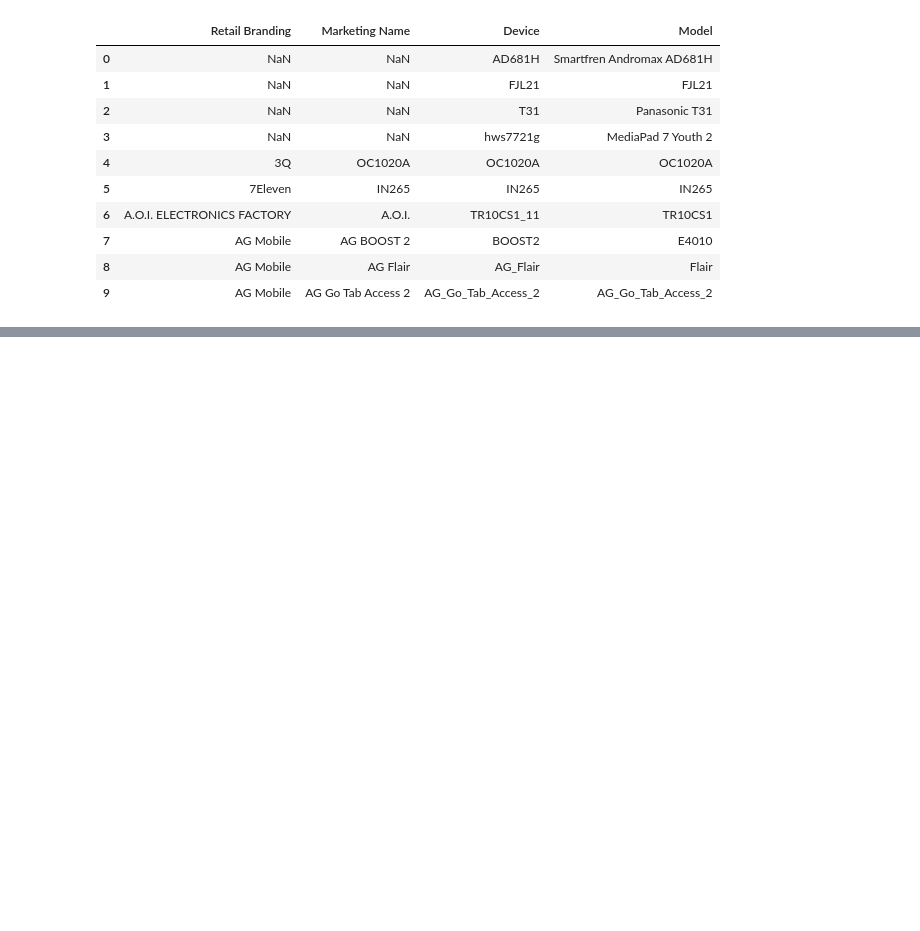
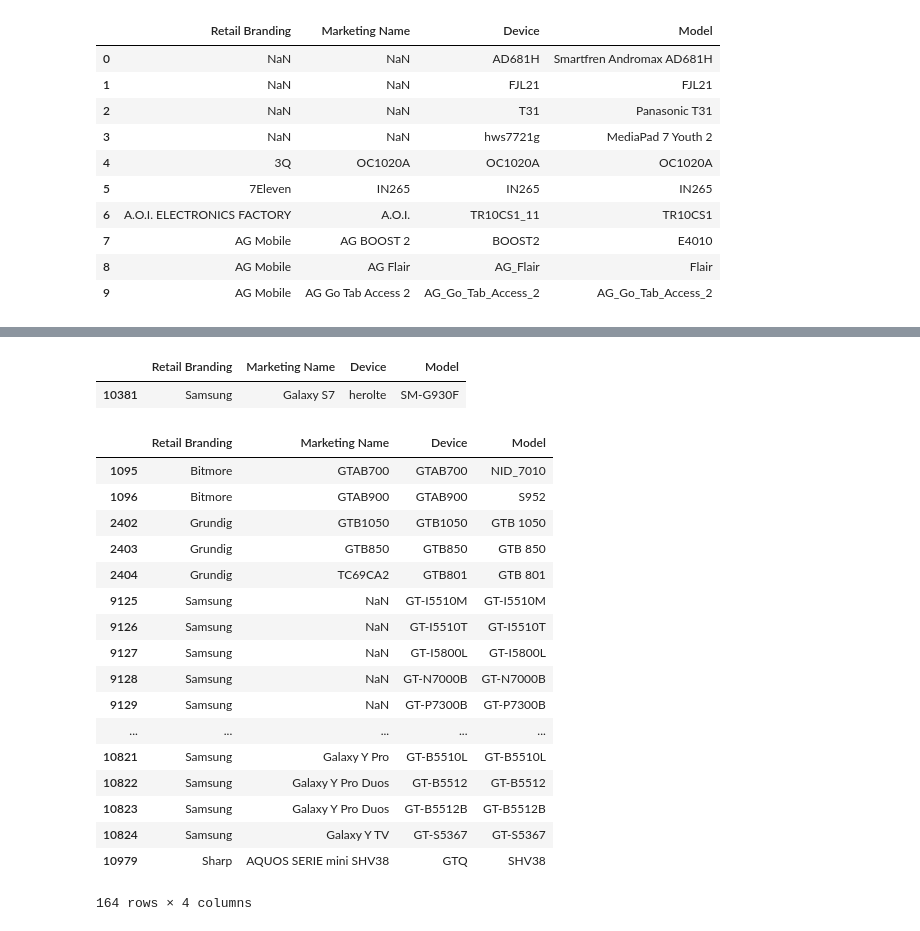
Before and after one commit to shanealynn/Pandas-Merge-Tutorial, a Jupyter notebook: Pandas Merge Tutorial.ipynb, the cells around one changed output, grey strips where cells are left out. Saved outputs shown, nothing was run; the diff lists cells and outputs as text; code cells hidden in the pictures; blank space fills up the shorter version.

Commit message:
Adding final statistics and multi name merge parts

```diff
--- a/Pandas Merge Tutorial.ipynb
+++ b/Pandas Merge Tutorial.ipynb
@@ -9,6 +9,7 @@ import pandas as pd
 user_usage = pd.read_csv("user_usage.csv")
 user_device = pd.read_csv("user_device.csv")
 devices = pd.read_csv("android_devices.csv")
+devices.rename(columns={"Retail Branding": "manufacturer"}, inplace=True)
 # %%
 user_usage.head()
 # %% [output]
@@ -43,0 +164,16 @@ devices.head(10)
+# %%
+# First, add the platform and device to the user usage.
+result = pd.merge(user_usage,
+                 user_device[['use_id', 'platform', 'device']],
+                 on='use_id',
+                 how='left')
+
+# Now, based on the "device" column in result, match the "Model" column in devices.
+devices.rename(columns={"Retail Branding": "manufacturer"}, inplace=True)
+result = pd.merge(result,
+                  devices[['manufacturer', 'Model']],
+                  left_on='device',
+                  right_on='Model',
+                  how='left')
+
+result.head()
@@ -43,0 +187,26 @@ devices.head(10)
+# %%
+devices[devices.Model == 'SM-G930F']
+# %% [output]
+|  | Retail Branding | Marketing Name | Device | Model |
+| 10381 | Samsung | Galaxy S7 | herolte | SM-G930F |
+# %%
+devices[devices.Device.str.startswith('GT')]
+# %% [output]
+|  | Retail Branding | Marketing Name | Device | Model |
+| 1095 | Bitmore | GTAB700 | GTAB700 | NID_7010 |
+| 1096 | Bitmore | GTAB900 | GTAB900 | S952 |
+| 2402 | Grundig | GTB1050 | GTB1050 | GTB 1050 |
+| 2403 | Grundig | GTB850 | GTB850 | GTB 850 |
+| 2404 | Grundig | TC69CA2 | GTB801 | GTB 801 |
+| 9125 | Samsung | NaN | GT-I5510M | GT-I5510M |
+| 9126 | Samsung | NaN | GT-I5510T | GT-I5510T |
+| 9127 | Samsung | NaN | GT-I5800L | GT-I5800L |
+| 9128 | Samsung | NaN | GT-N7000B | GT-N7000B |
+| 9129 | Samsung | NaN | GT-P7300B | GT-P7300B |
+| ... | ... | ... | ... | ... |
+| 10821 | Samsung | Galaxy Y Pro | GT-B5510L | GT-B5510L |
+| 10822 | Samsung | Galaxy Y Pro Duos | GT-B5512 | GT-B5512 |
+| 10823 | Samsung | Galaxy Y Pro Duos | GT-B5512B | GT-B5512B |
+| 10824 | Samsung | Galaxy Y TV | GT-S5367 | GT-S5367 |
+| 10979 | Sharp | AQUOS SERIE mini SHV38 | GTQ | SHV38 |
+164 rows × 4 columns
```
Also changed, not shown: parts of 19 cells of this notebook.
